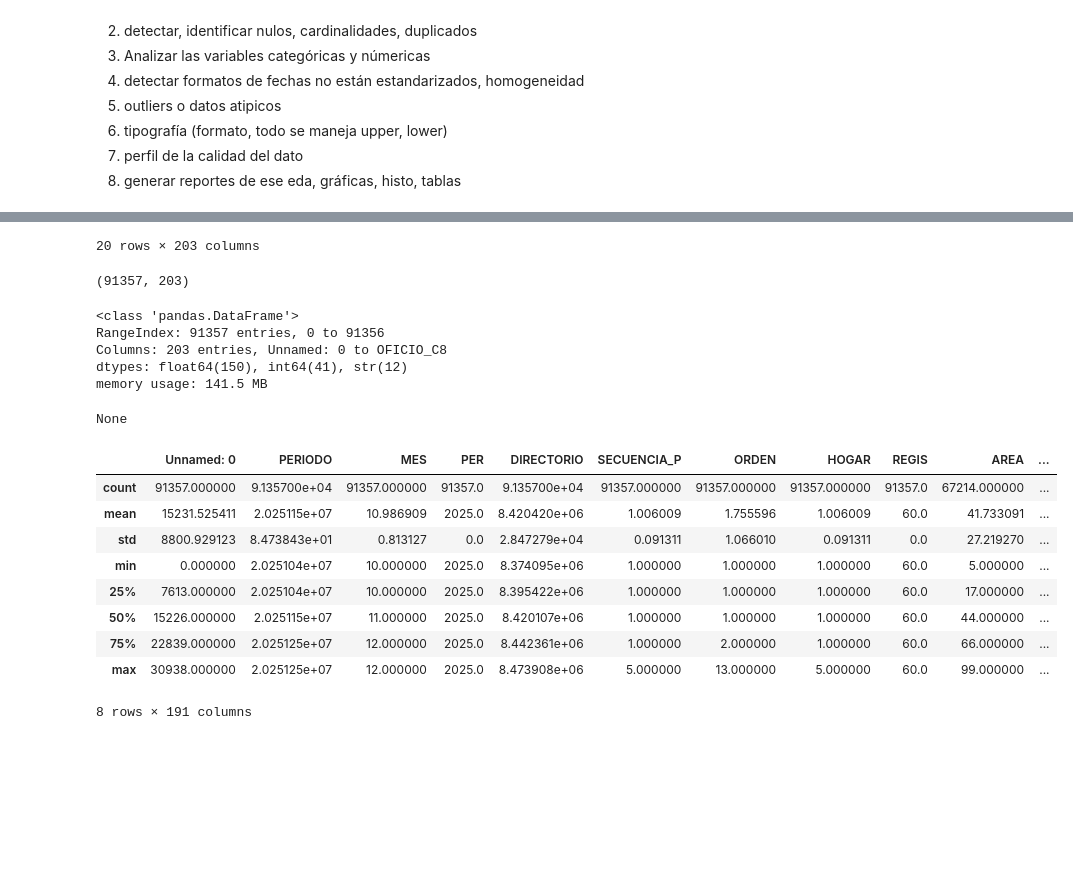
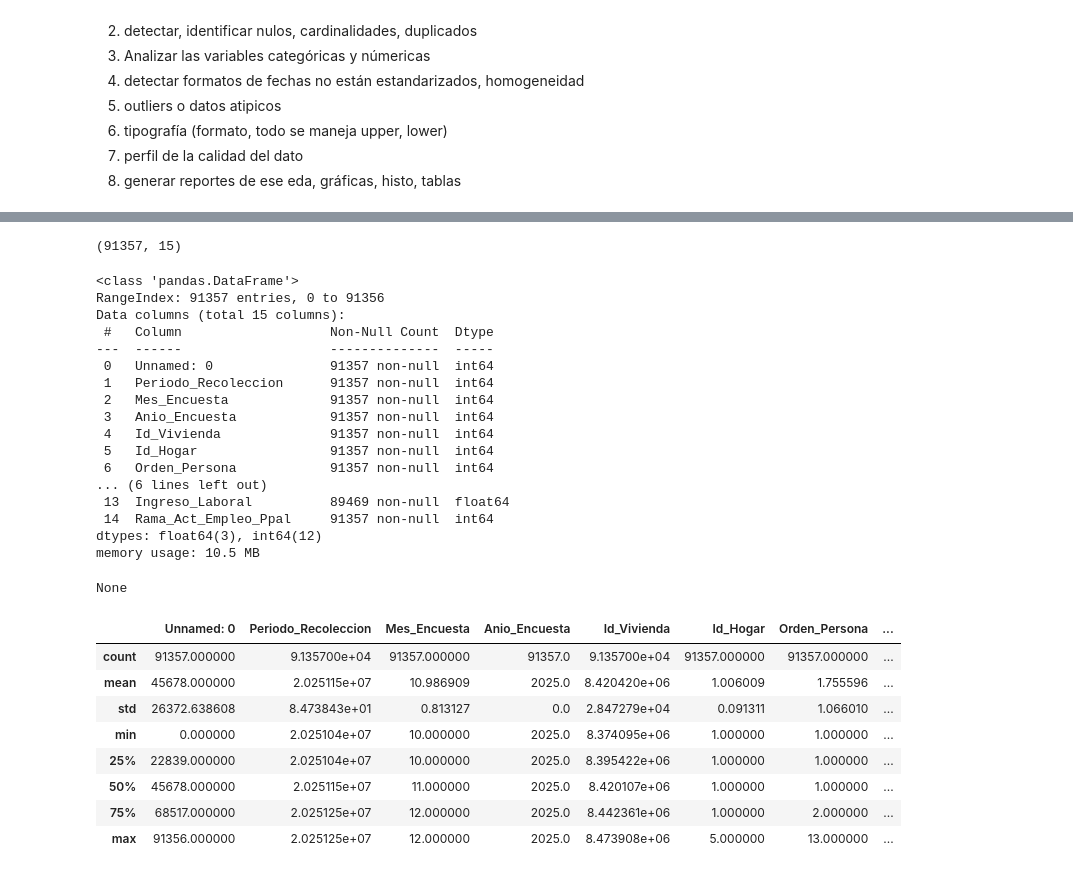
Before and after one commit to andyrobles-alt/ETL_Maestria_IAyCD, a Jupyter notebook: notebooks/eda.ipynb, the cells around one changed output, grey strips where cells are left out. Drawn from its saved outputs; the diff is of its cells as text; code cells hidden in the pictures; blank space fills up the shorter version.

```diff
--- a/notebooks/eda.ipynb
+++ b/notebooks/eda.ipynb
@@ -26,10 +26,10 @@ if not config_path.is_file():
     raise FileNotFoundError("No se encontro config/config.yaml desde la carpeta actual.")
 with config_path.open("r", encoding="utf-8") as file:
     config = yaml.safe_load(file)
-bronze_dir = ROOT / config["paths"]["bronze_dir"]
+silver_dir = ROOT / config["paths"]["silver_dir"]
 
 caracteristicas_generales = pd.read_csv(
-    bronze_dir / config["source"]["csv_salida_cg"], low_memory=False
+    silver_dir / config["source"]["csv_salida_cg_transformado"], low_memory=False
 )
 print("Caracteristicas generales")
 display(caracteristicas_generales.head(20))
@@ -147,7 +86,7 @@ None
 # %%
-# ANALISIS EXPLORATORIO DE OCUPADOS SIN RENOMBRAR COLUMNAS
+# ANALISIS EXPLORATORIO DE OCUPADOS
 ocupados = pd.read_csv(
-    bronze_dir / config["source"]["csv_salida_ocupados_sinrenombrar"], low_memory=False
+    silver_dir / config["source"]["csv_salida_ocupados_transformado"], low_memory=False
 )
 display(ocupados.head(20))
 display(ocupados.shape)
@@ -174,18 +113,28 @@ display(ocupados.describe())
-20 rows × 203 columns
+(91357, 15)
-(91357, 203)
+<class 'pandas.DataFrame'>
+RangeIndex: 91357 entries, 0 to 91356
+Data columns (total 15 columns):
+ #   Column                   Non-Null Count  Dtype
+---  ------                   --------------  -----
+ 0   Unnamed: 0               91357 non-null  int64
+ 1   Periodo_Recoleccion      91357 non-null  int64
+ 2   Mes_Encuesta             91357 non-null  int64
+ 3   Anio_Encuesta            91357 non-null  int64
+ 4   Id_Vivienda              91357 non-null  int64
+ 5   Id_Hogar                 91357 non-null  int64
+ 6   Orden_Persona            91357 non-null  int64
+... (6 lines left out)
+ 13  Ingreso_Laboral          89469 non-null  float64
+ 14  Rama_Act_Empleo_Ppal     91357 non-null  int64
+dtypes: float64(3), int64(12)
+memory usage: 10.5 MB
-<class 'pandas.DataFrame'>
-RangeIndex: 91357 entries, 0 to 91356
-Columns: 203 entries, Unnamed: 0 to OFICIO_C8
-dtypes: float64(150), int64(41), str(12)
-memory usage: 141.5 MB
+None
-None
-|  | Unnamed: 0 | PERIODO | MES | PER | DIRECTORIO | SECUENCIA_P | ORDEN | HOGAR | REGIS | AREA | ... |
-| count | 91357.000000 | 9.135700e+04 | 91357.000000 | 91357.0 | 9.135700e+04 | 91357.000000 | 91357.000000 | 91357.000000 | 91357.0 | 67214.000000 | ... |
-| mean | 15231.525411 | 2.025115e+07 | 10.986909 | 2025.0 | 8.420420e+06 | 1.006009 | 1.755596 | 1.006009 | 60.0 | 41.733091 | ... |
-| std | 8800.929123 | 8.473843e+01 | 0.813127 | 0.0 | 2.847279e+04 | 0.091311 | 1.066010 | 0.091311 | 0.0 | 27.219270 | ... |
-| min | 0.000000 | 2.025104e+07 | 10.000000 | 2025.0 | 8.374095e+06 | 1.000000 | 1.000000 | 1.000000 | 60.0 | 5.000000 | ... |
-| 25% | 7613.000000 | 2.025104e+07 | 10.000000 | 2025.0 | 8.395422e+06 | 1.000000 | 1.000000 | 1.000000 | 60.0 | 17.000000 | ... |
-| 50% | 15226.000000 | 2.025115e+07 | 11.000000 | 2025.0 | 8.420107e+06 | 1.000000 | 1.000000 | 1.000000 | 60.0 | 44.000000 | ... |
-| 75% | 22839.000000 | 2.025125e+07 | 12.000000 | 2025.0 | 8.442361e+06 | 1.000000 | 2.000000 | 1.000000 | 60.0 | 66.000000 | ... |
-| max | 30938.000000 | 2.025125e+07 | 12.000000 | 2025.0 | 8.473908e+06 | 5.000000 | 13.000000 | 5.000000 | 60.0 | 99.000000 | ... |
+|  | Unnamed: 0 | Periodo_Recoleccion | Mes_Encuesta | Anio_Encuesta | Id_Vivienda | Id_Hogar | Orden_Persona | ... |
+| count | 91357.000000 | 9.135700e+04 | 91357.000000 | 91357.0 | 9.135700e+04 | 91357.000000 | 91357.000000 | ... |
+| mean | 45678.000000 | 2.025115e+07 | 10.986909 | 2025.0 | 8.420420e+06 | 1.006009 | 1.755596 | ... |
+| std | 26372.638608 | 8.473843e+01 | 0.813127 | 0.0 | 2.847279e+04 | 0.091311 | 1.066010 | ... |
+| min | 0.000000 | 2.025104e+07 | 10.000000 | 2025.0 | 8.374095e+06 | 1.000000 | 1.000000 | ... |
+| 25% | 22839.000000 | 2.025104e+07 | 10.000000 | 2025.0 | 8.395422e+06 | 1.000000 | 1.000000 | ... |
+| 50% | 45678.000000 | 2.025115e+07 | 11.000000 | 2025.0 | 8.420107e+06 | 1.000000 | 1.000000 | ... |
+| 75% | 68517.000000 | 2.025125e+07 | 12.000000 | 2025.0 | 8.442361e+06 | 1.000000 | 2.000000 | ... |
+| max | 91356.000000 | 2.025125e+07 | 12.000000 | 2025.0 | 8.473908e+06 | 5.000000 | 13.000000 | ... |
-8 rows × 191 columns
```
Also changed, not shown: parts of 5 cells of this notebook, 29 other files.
